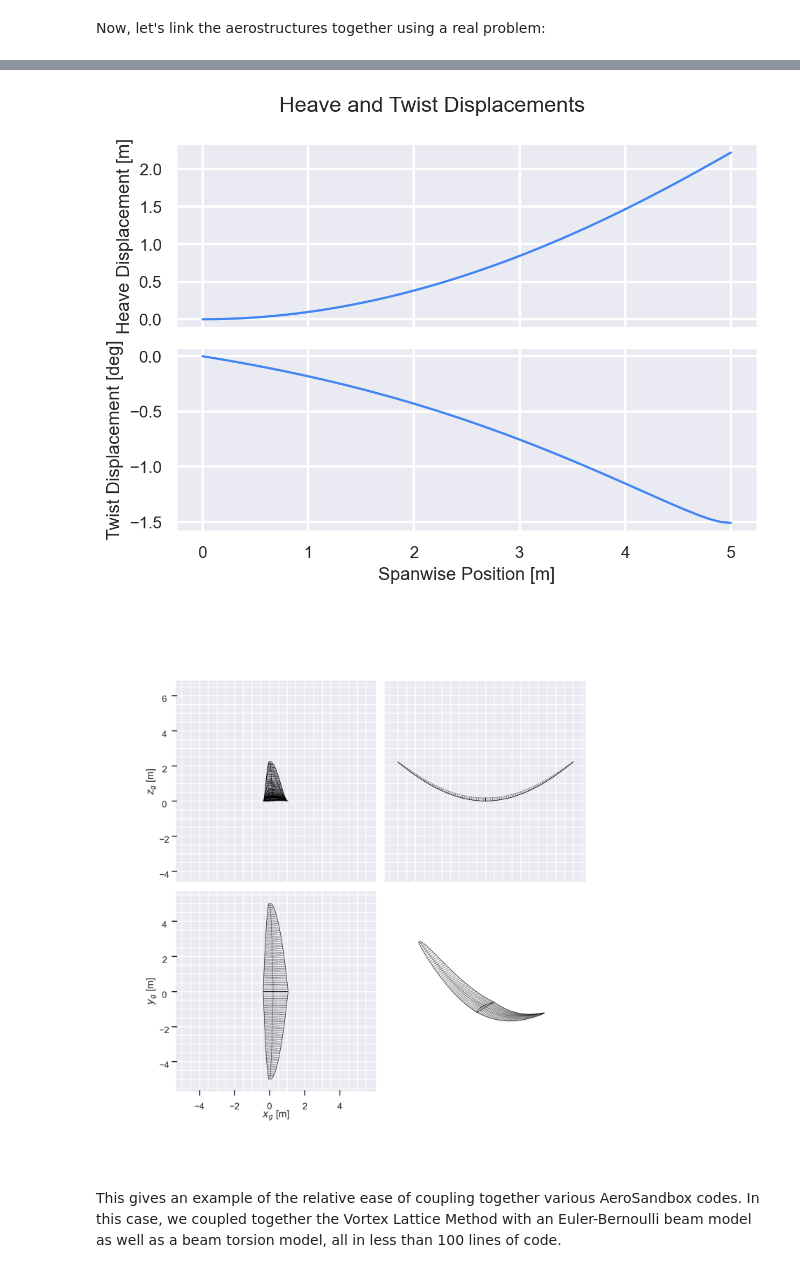
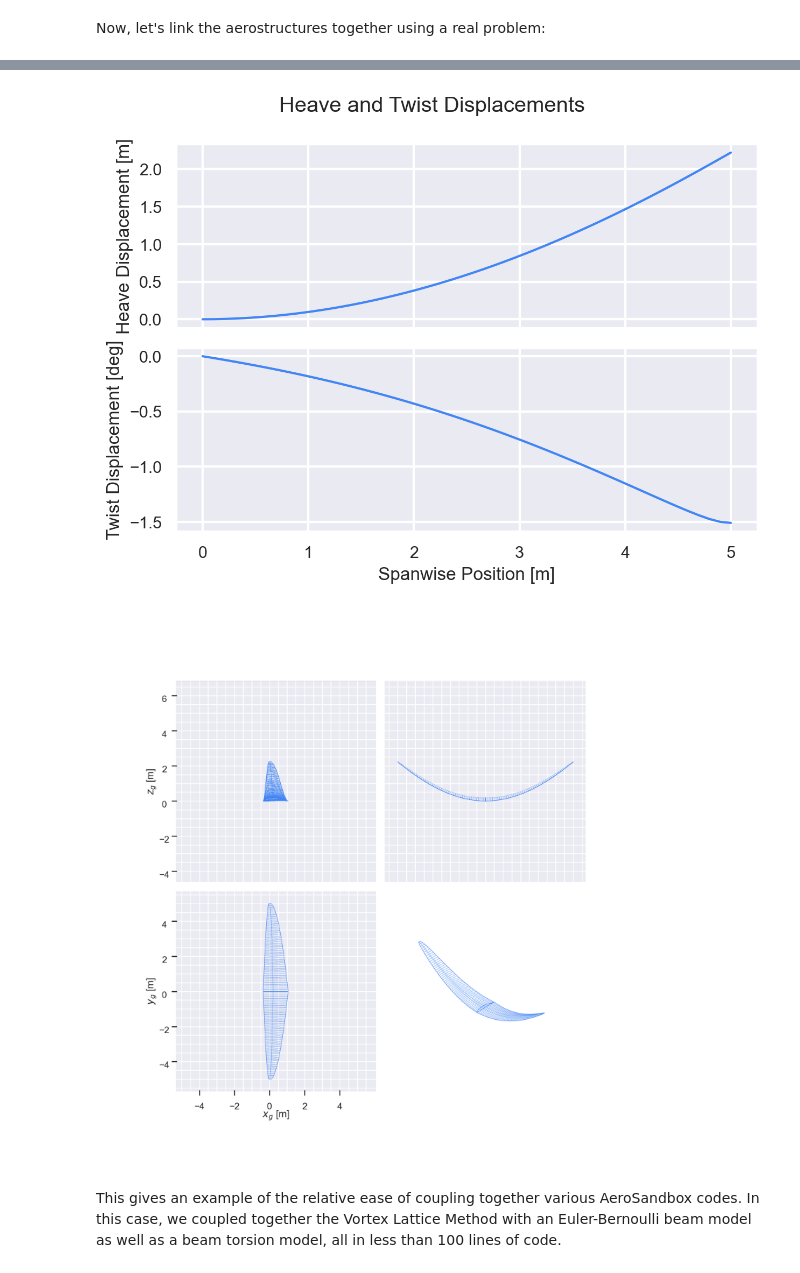
Before and after one commit to peterdsharpe/AeroSandbox, a Jupyter notebook: tutorial/07 - Structures/03 - Coupled Aerostructures/01 - Steady Wing Aerostructural Analysis.ipynb, the cells around one changed output, grey strips where cells are left out. Saved outputs shown, nothing was run; the diff lists cells and outputs as text; code cells hidden in the pictures.

```diff
--- a/tutorial/07 - Structures/03 - Coupled Aerostructures/01 - Steady Wing Aerostructural Analysis.ipynb
+++ b/tutorial/07 - Structures/03 - Coupled Aerostructures/01 - Steady Wing Aerostructural Analysis.ipynb
@@ -310,27 +310,29 @@ Total number of inequality constraints...............:        0
 # %%
 ### Display output
 fig, ax = plt.subplots(2, 1, sharex=True)
 ax[0].plot(ys, sol.value(u), label="Heave")
 ax[0].set_ylabel("Heave Displacement [m]")
 ax[1].plot(ys, sol.value(theta), label="Twist")
 ax[1].set_ylabel("Twist Displacement [deg]")
 p.show_plot(
     title="Heave and Twist Displacements",
     xlabel="Spanwise Position [m]",
     legend=False,
 )
 
 wing_deformed = make_wing(
     span=span,
     ys_over_half_span=ys_over_half_span,
     chords=chords,
     twists=twists,
     offsets=offsets,
     heave_displacements=sol.value(u),
     twist_displacements=sol.value(theta),
-).draw_three_view()
+)
+wing_deformed.color = "C0"
+wing_deformed.draw_three_view()
 # %% [output]
 [figure]
-[figure, old version]
+[figure, new version]
 # %% [markdown]
 This gives an example of the relative ease of coupling together various AeroSandbox codes. In this case, we coupled together the Vortex Lattice Method with an Euler-Bernoulli beam model as well as a beam torsion model, all in less than 100 lines of code.
```
Also changed, not shown: parts of 1 cell of this notebook.
